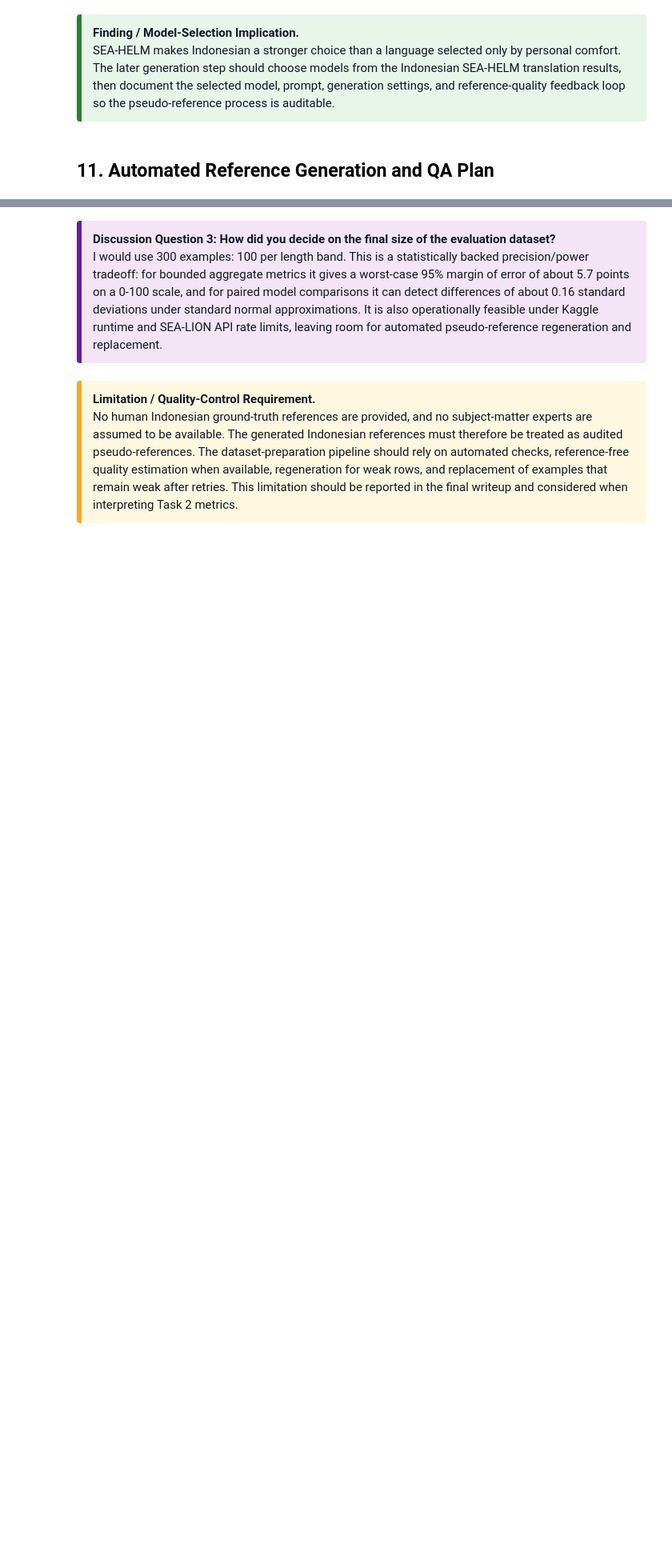
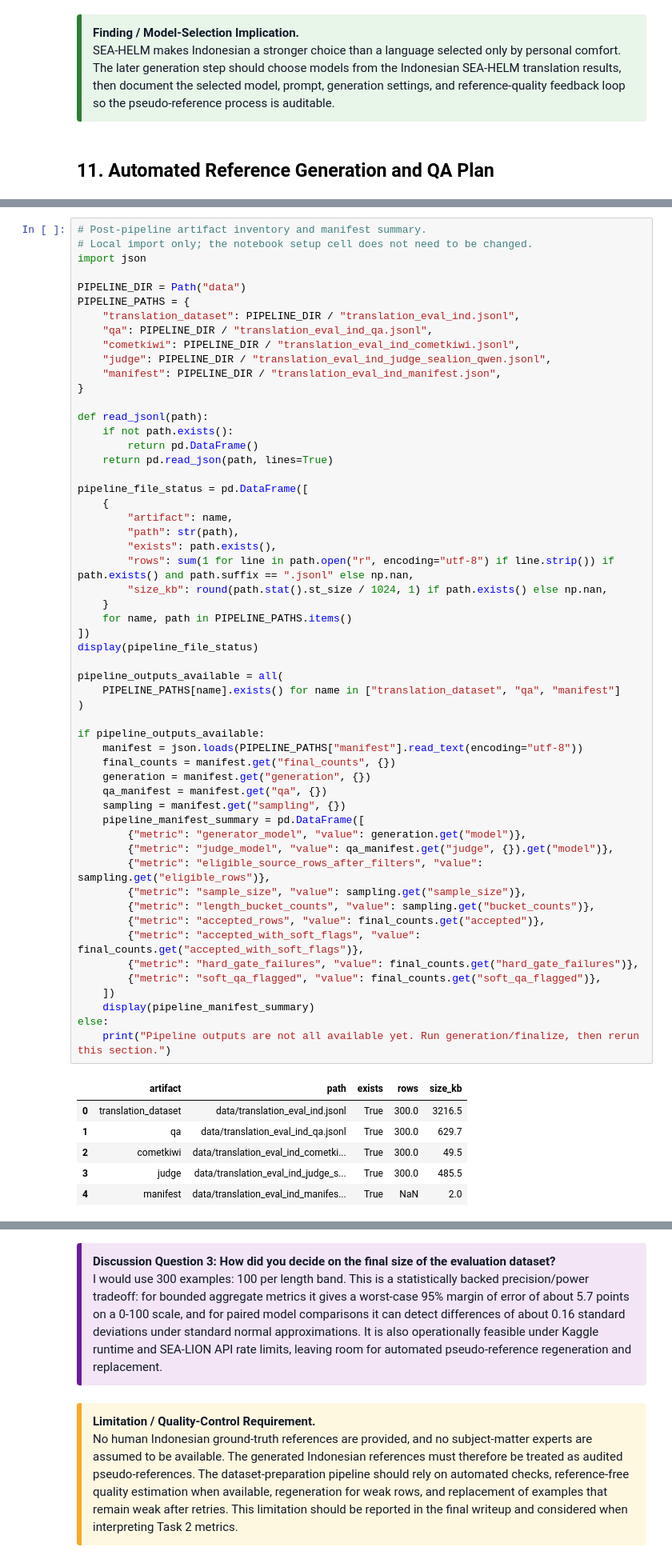
Before and after one commit to MingFengC/aisg_eval, a Jupyter notebook: part1.ipynb, the cells around one changed output, grey strips where cells are left out. Shown at 80% size. Saved outputs shown, nothing was run; the diff lists cells and outputs as text; blank space fills up the shorter version.

```diff
--- a/part1.ipynb
+++ b/part1.ipynb
@@ -978,0 +1095,62 @@ This process produces audited pseudo-references, not human gold references. The
+# %%
+# Post-pipeline artifact inventory and manifest summary.
+# Local import only; the notebook setup cell does not need to be changed.
+import json
+
+PIPELINE_DIR = Path("data")
+PIPELINE_PATHS = {
+    "translation_dataset": PIPELINE_DIR / "translation_eval_ind.jsonl",
+    "qa": PIPELINE_DIR / "translation_eval_ind_qa.jsonl",
+    "cometkiwi": PIPELINE_DIR / "translation_eval_ind_cometkiwi.jsonl",
+    "judge": PIPELINE_DIR / "translation_eval_ind_judge_sealion_qwen.jsonl",
+    "manifest": PIPELINE_DIR / "translation_eval_ind_manifest.json",
+}
+
+def read_jsonl(path):
+    if not path.exists():
+        return pd.DataFrame()
+    return pd.read_json(path, lines=True)
+
+pipeline_file_status = pd.DataFrame([
+    {
+        "artifact": name,
+        "path": str(path),
+        "exists": path.exists(),
+        "rows": sum(1 for line in path.open("r", encoding="utf-8") if line.strip()) if path.exists() and path.suffix == ".jsonl" else np.nan,
+        "size_kb": round(path.stat().st_size / 1024, 1) if path.exists() else np.nan,
+    }
+    for name, path in PIPELINE_PATHS.items()
+])
+display(pipeline_file_status)
+
+pipeline_outputs_available = all(
+    PIPELINE_PATHS[name].exists() for name in ["translation_dataset", "qa", "manifest"]
+)
+
+if pipeline_outputs_available:
+    manifest = json.loads(PIPELINE_PATHS["manifest"].read_text(encoding="utf-8"))
+    final_counts = manifest.get("final_counts", {})
+    generation = manifest.get("generation", {})
+    qa_manifest = manifest.get("qa", {})
+    sampling = manifest.get("sampling", {})
+    pipeline_manifest_summary = pd.DataFrame([
+        {"metric": "generator_model", "value": generation.get("model")},
+        {"metric": "judge_model", "value": qa_manifest.get("judge", {}).get("model")},
+        {"metric": "eligible_source_rows_after_filters", "value": sampling.get("eligible_rows")},
+        {"metric": "sample_size", "value": sampling.get("sample_size")},
+        {"metric": "length_bucket_counts", "value": sampling.get("bucket_counts")},
+        {"metric": "accepted_rows", "value": final_counts.get("accepted")},
+        {"metric": "accepted_with_soft_flags", "value": final_counts.get("accepted_with_soft_flags")},
+        {"metric": "hard_gate_failures", "value": final_counts.get("hard_gate_failures")},
+        {"metric": "soft_qa_flagged", "value": final_counts.get("soft_qa_flagged")},
+    ])
+    display(pipeline_manifest_summary)
+else:
+    print("Pipeline outputs are not all available yet. Run generation/finalize, then rerun this section.")
+# %% [output]
+|  | artifact | path | exists | rows | size_kb |
+| 0 | translation_dataset | data/translation_eval_ind.jsonl | True | 300.0 | 3216.5 |
+| 1 | qa | data/translation_eval_ind_qa.jsonl | True | 300.0 | 629.7 |
+| 2 | cometkiwi | data/translation_eval_ind_cometki... | True | 300.0 | 49.5 |
+| 3 | judge | data/translation_eval_ind_judge_s... | True | 300.0 | 485.5 |
+| 4 | manifest | data/translation_eval_ind_manifes... | True | NaN | 2.0 |
```
Also changed, not shown: parts of 32 cells of this notebook, 22 other files.
